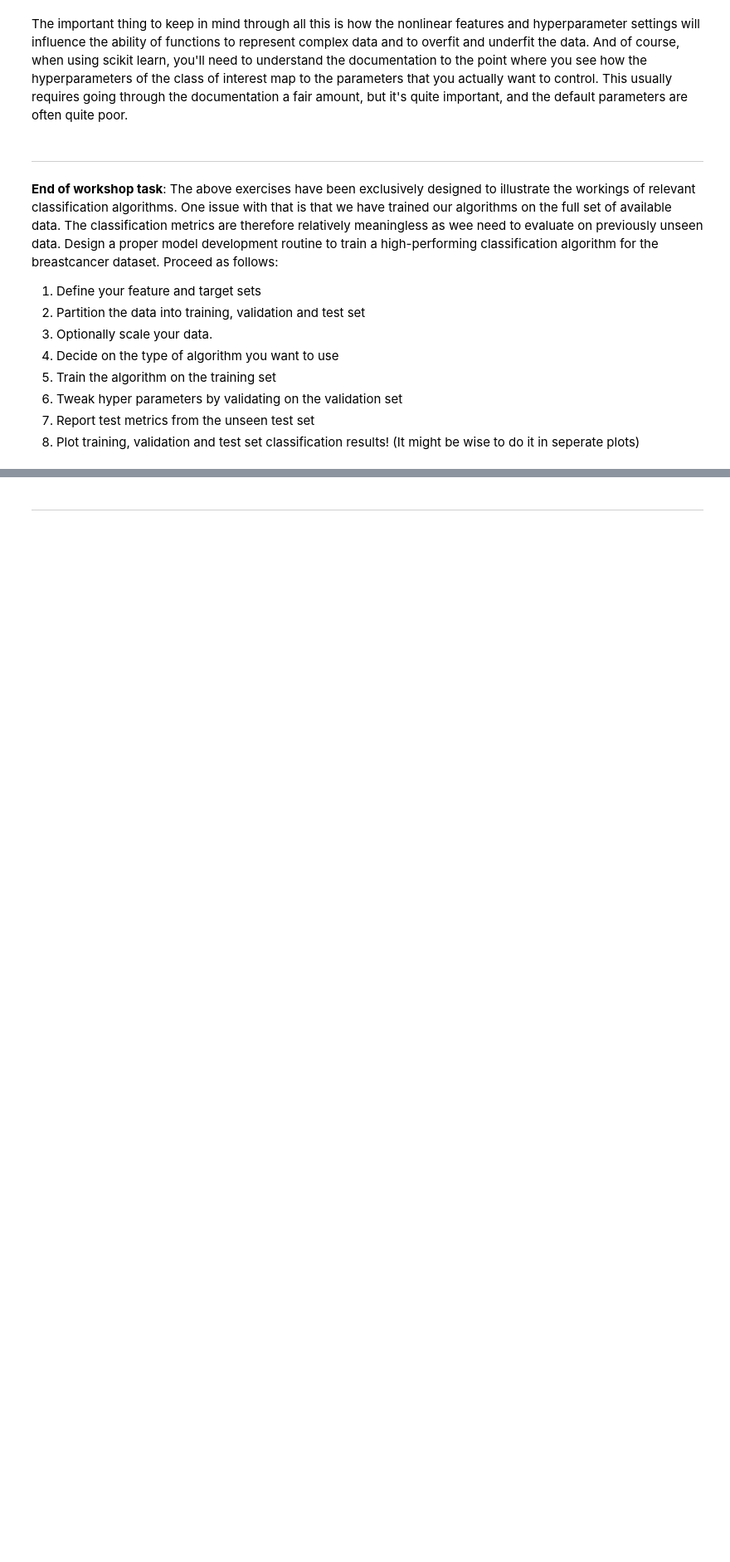
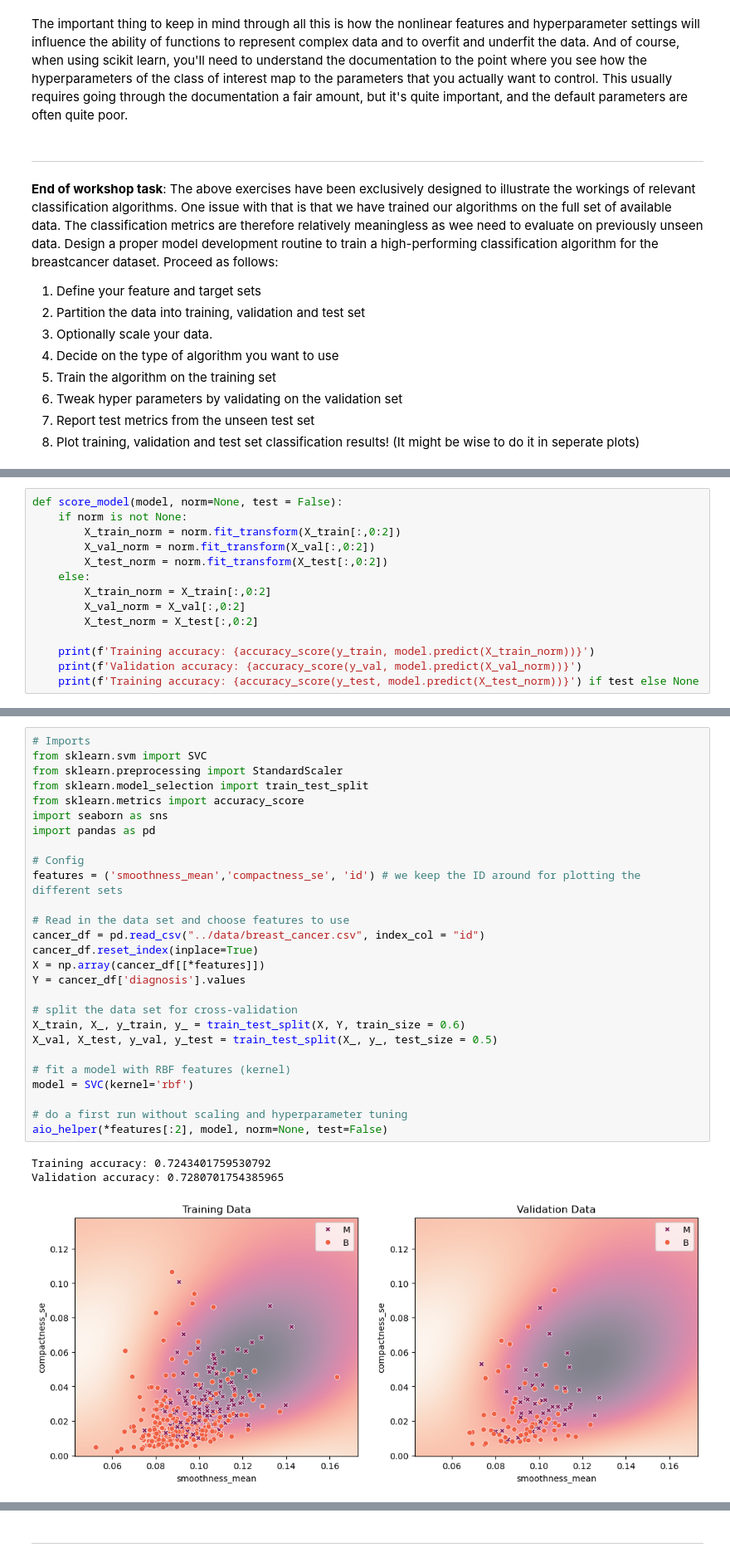
Before and after one commit to IS3UniCologne/AA_2023, a Jupyter notebook: Workshop_06/AA_WS_06_Classification.ipynb, the cells around one changed output, grey strips where cells are left out. Shown at 83% size. Drawn from its saved outputs; the diff is of its cells as text; blank space fills up the shorter version.

```diff
--- a/Workshop_06/AA_WS_06_Classification_pre.ipynb
+++ b/Workshop_06/AA_WS_06_Classification.ipynb
@@ -502,0 +503,14 @@ The important thing to keep in mind through all this is how the nonlinear featur
+# %%
+def score_model(model, norm=None, test = False):
+    if norm is not None:
+        X_train_norm = norm.fit_transform(X_train[:,0:2])
+        X_val_norm = norm.fit_transform(X_val[:,0:2])
+        X_test_norm = norm.fit_transform(X_test[:,0:2])
+    else:
+        X_train_norm = X_train[:,0:2]
+        X_val_norm = X_val[:,0:2]
+        X_test_norm = X_test[:,0:2]
+
+    print(f'Training accuracy: {accuracy_score(y_train, model.predict(X_train_norm))}')
+    print(f'Validation accuracy: {accuracy_score(y_val, model.predict(X_val_norm))}')
+    print(f'Training accuracy: {accuracy_score(y_test, model.predict(X_test_norm))}') if test else None
@@ -502,0 +593,31 @@ The important thing to keep in mind through all this is how the nonlinear featur
+# %%
+# Imports
+from sklearn.svm import SVC
+from sklearn.preprocessing import StandardScaler
+from sklearn.model_selection import train_test_split
+from sklearn.metrics import accuracy_score
+import seaborn as sns
+import pandas as pd
+
+# Config
+features = ('smoothness_mean','compactness_se', 'id') # we keep the ID around for plotting the different sets
+
+# Read in the data set and choose features to use
+cancer_df = pd.read_csv("../data/breast_cancer.csv", index_col = "id")
+cancer_df.reset_index(inplace=True)
+X = np.array(cancer_df[[*features]])
+Y = cancer_df['diagnosis'].values
+
+# split the data set for cross-validation
+X_train, X_, y_train, y_ = train_test_split(X, Y, train_size = 0.6)
+X_val, X_test, y_val, y_test = train_test_split(X_, y_, test_size = 0.5)
+
+# fit a model with RBF features (kernel)
+model = SVC(kernel='rbf')
+
+# do a first run without scaling and hyperparameter tuning
+aio_helper(*features[:2], model, norm=None, test=False)
+# %% [output]
+Training accuracy: 0.7243401759530792
+Validation accuracy: 0.7280701754385965
+[figure, added]
```
Also changed, not shown: parts of 17 cells of this notebook, 8 other files.
